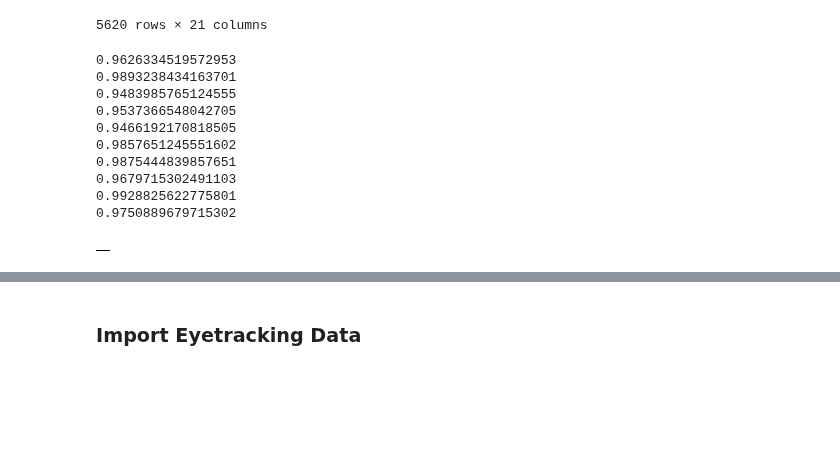
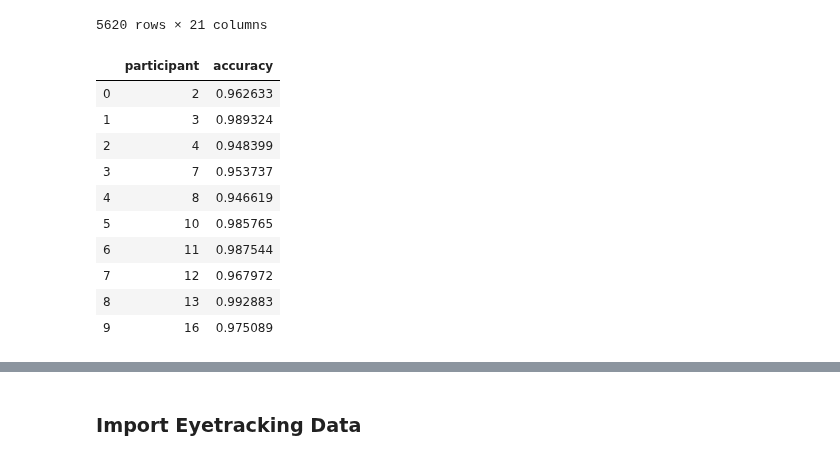
Before and after one commit to sheaduarte/PSC-290-Python-Final-Project, a Jupyter notebook: duarte/notebooks/Duarte_MSD_Data_Cleaning.ipynb, the cells around one changed output, grey strips where cells are left out. Saved outputs shown, nothing was run; the diff lists cells and outputs as text; code cells hidden in the pictures; blank space fills up the shorter version.

```diff
--- a/duarte/notebooks/Duarte_MSD_Data_Cleaning.ipynb
+++ b/duarte/notebooks/Duarte_MSD_Data_Cleaning.ipynb
@@ -64,18 +68,20 @@ MSD_minusPrac
 # %%
 # quick accuracy check
-MSD_minusPrac.groupby('participant').apply(ah.accuracy_calc)
+MSD_rawdf = ah.EasyDataframes(MSD_minusPrac)
+accuracy = MSD_rawdf.Accuracy_df('corrCheck', 'participant')
+accuracy
 # %% [output]
-0.9626334519572953
-0.9893238434163701
-0.9483985765124555
-0.9537366548042705
-0.9466192170818505
-0.9857651245551602
-0.9875444839857651
-0.9679715302491103
-0.9928825622775801
-0.9750889679715302
-|  |
+|  | participant | accuracy |
+| 0 | 2 | 0.962633 |
+| 1 | 3 | 0.989324 |
+| 2 | 4 | 0.948399 |
+| 3 | 7 | 0.953737 |
+| 4 | 8 | 0.946619 |
+| 5 | 10 | 0.985765 |
+| 6 | 11 | 0.987544 |
+| 7 | 12 | 0.967972 |
+| 8 | 13 | 0.992883 |
+| 9 | 16 | 0.975089 |
 # %%
 # clean data: remove outliers, reset trial #s, reset indices
 MSDall = MSD_minusPrac.groupby(['participant','condition']).apply(ah.remove_outliers, var='reaction_time')
```
Also changed, not shown: parts of 5 cells of this notebook, 2 other files.
